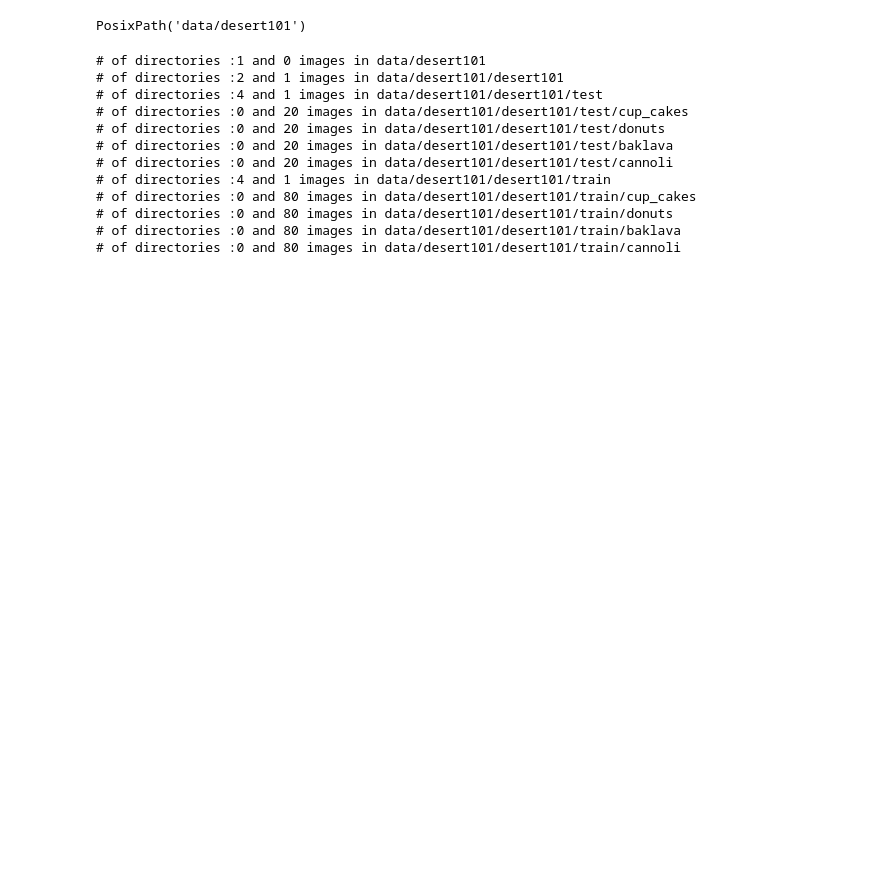
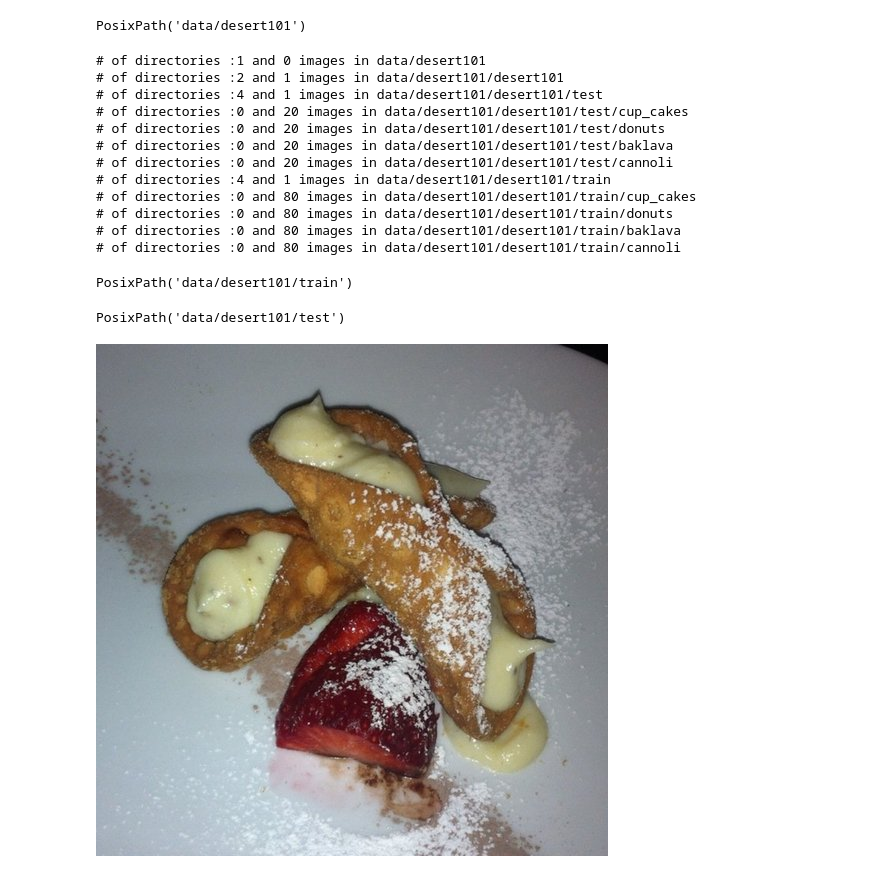
Before and after one commit to abdulkadiripek/DeepLearningBootcamp, a Jupyter notebook: DeepLearning/07- Desert101.ipynb, the cells around one changed output. Cells and saved outputs as stored; diff of their text form; code cells hidden in the pictures; blank space fills up the shorter version.

```diff
--- a/DeepLearning/07- Desert101.ipynb
+++ b/DeepLearning/07- Desert101.ipynb
@@ -34,0 +38,8 @@ check_data(image_path)
+# %%
+train_dir
+# %% [output]
+PosixPath('data/desert101/train')
+# %%
+test_dir
+# %% [output]
+PosixPath('data/desert101/test')
@@ -34,0 +49,10 @@ check_data(image_path)
+# %%
+random.seed(42)
+
+image_path_list = list(image_path.glob("*/*/*.jpg"))
+random_image = random.choice(image_path_list)
+img = Image.open(random_image)
+# %%
+img
+# %% [output]
+[figure, added]
```
Also changed, not shown: parts of 2 cells of this notebook.
